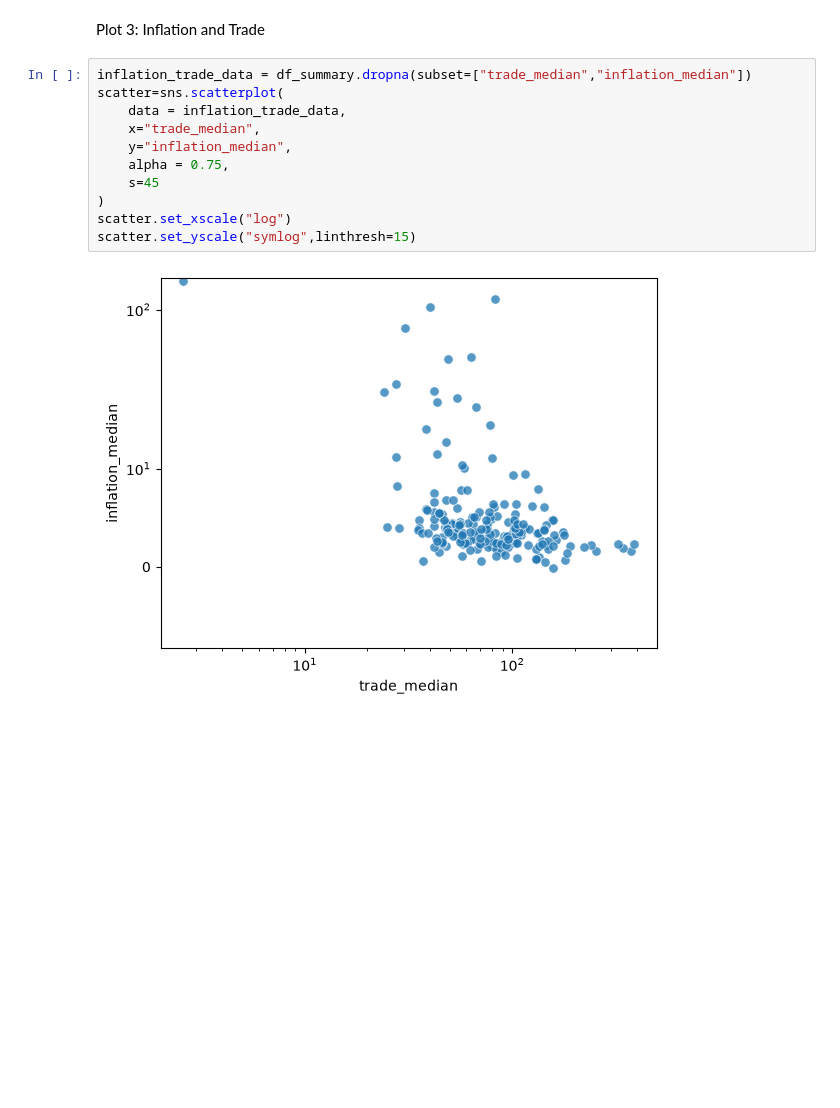
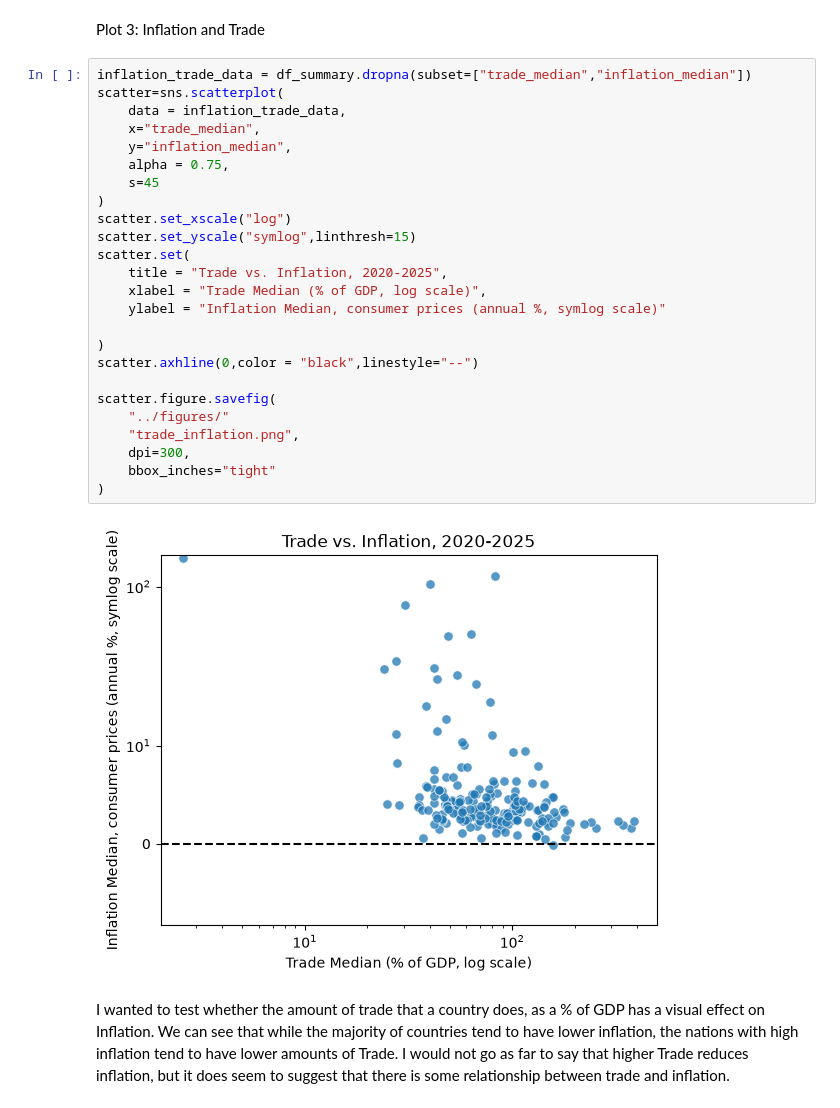
Before and after one commit to lukelowe19/STA556-HW-2, a Jupyter notebook: notebooks/hw_2.ipynb, the cells around one changed output. Cells and saved outputs as stored; diff of their text form; blank space fills up the shorter version.

```diff
--- a/notebooks/hw_2.ipynb
+++ b/notebooks/hw_2.ipynb
@@ -127,13 +103,29 @@ Plot 3: Inflation and Trade
 # %%
 inflation_trade_data = df_summary.dropna(subset=["trade_median","inflation_median"])
 scatter=sns.scatterplot(
     data = inflation_trade_data,
     x="trade_median",
     y="inflation_median",
     alpha = 0.75,
     s=45
 )
 scatter.set_xscale("log")
 scatter.set_yscale("symlog",linthresh=15)
+scatter.set(
+    title = "Trade vs. Inflation, 2020-2025",
+    xlabel = "Trade Median (% of GDP, log scale)",
+    ylabel = "Inflation Median, consumer prices (annual %, symlog scale)"
+
+)
+scatter.axhline(0,color = "black",linestyle="--")
+
+scatter.figure.savefig(
+    "../figures/"
+    "trade_inflation.png",
+    dpi=300,
+    bbox_inches="tight"
+)
 # %% [output]
-[figure, old version]
+[figure, new version]
+# %% [markdown]
+I wanted to test whether the amount of trade that a country does, as a % of GDP has a visual effect on Inflation. We can see that while the majority of countries tend to have lower inflation, the nations with high inflation tend to have lower amounts of Trade. I would not go as far to say that higher Trade reduces inflation, but it does seem to suggest that there is some relationship between trade and inflation.
```
Also changed, not shown: parts of 2 cells of this notebook, 2 other files.
